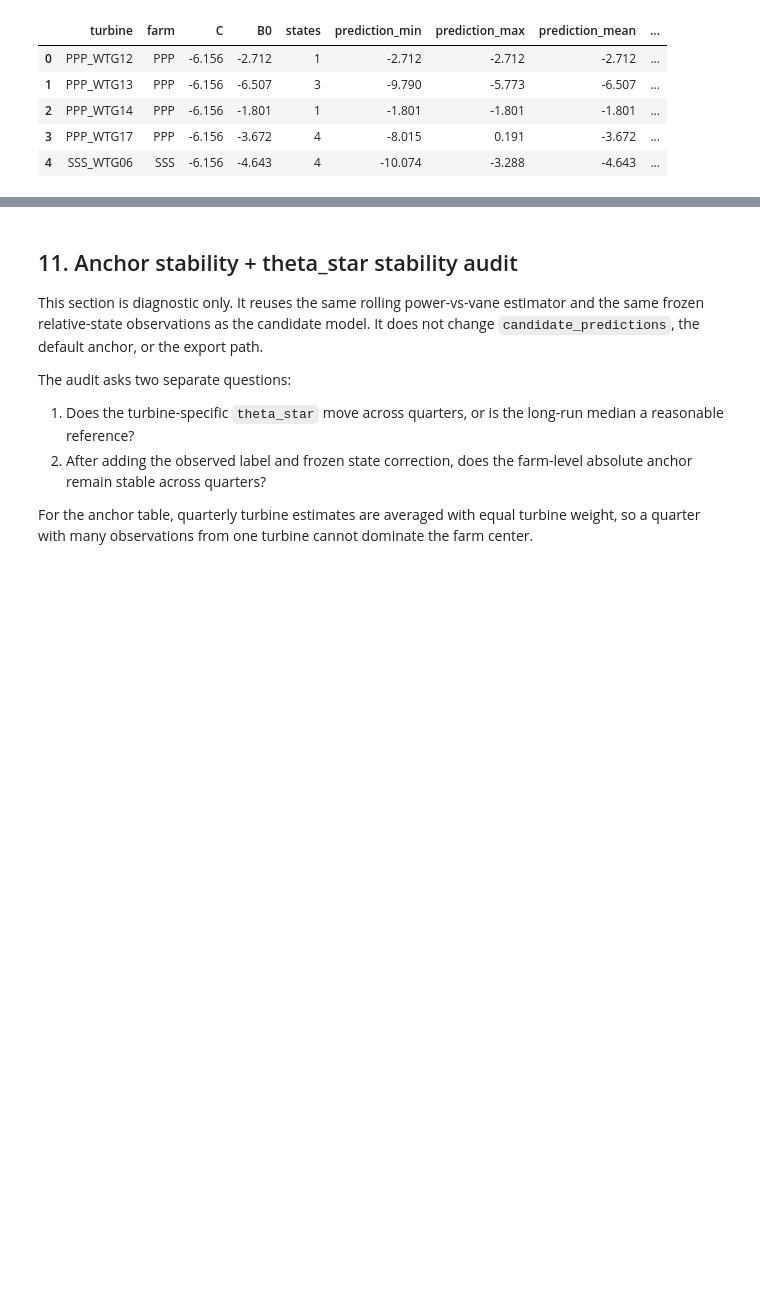
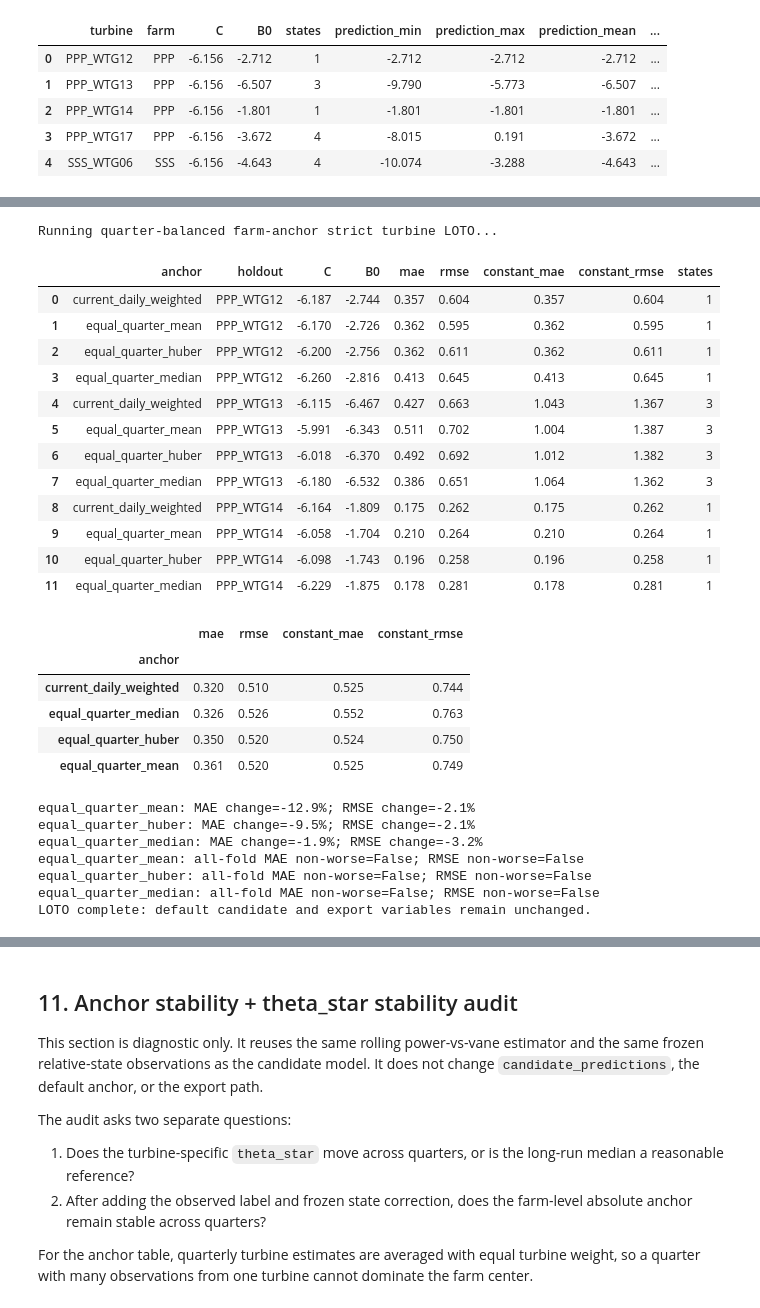
Before and after one commit to HuijiaoLuo/2026EnergyHacks_WeDoWind, a Jupyter notebook: YawMisalignment_Independent_Model_FarmAnchor_Exploration.ipynb, the cells around one changed output, grey strips where cells are left out. Saved outputs shown, nothing was run; the diff lists cells and outputs as text; code cells hidden in the pictures; blank space fills up the shorter version.

```diff
--- a/YawMisalignment_Independent_Model_FarmAnchor_Exploration.ipynb
+++ b/YawMisalignment_Independent_Model_FarmAnchor_Exploration.ipynb
@@ -1371,0 +1932,76 @@ Farm centres: {'PPP': -6.1555529139667335}
+# %%
+# C-only audit: theta_star and the dynamic state trajectory are held fixed.
+QUARTER_BALANCED_CONFIG = QuarterBalancedAnchorConfig(
+    min_effective_days_per_quarter=20.0,
+    min_valid_quarters_per_turbine=6,
+)
+
+print('Running quarter-balanced farm-anchor strict turbine LOTO...', flush=True)
+quarter_anchor_loto = run_quarter_balanced_anchor_loto(
+    TRAIN,
+    anchor_stage,
+    labels,
+    theta_star,
+    farm_map=FARM_MAP,
+    config=QUARTER_BALANCED_CONFIG,
+    beta=1.0,
+)
+quarter_anchor_macro = (
+    quarter_anchor_loto.groupby('anchor')[
+        ['mae', 'rmse', 'constant_mae', 'constant_rmse']
+    ]
+    .mean()
+    .sort_values(['mae', 'rmse'])
+)
+display(quarter_anchor_loto.round(3))
+display(quarter_anchor_macro.round(3))
+
+quarter_current = quarter_anchor_macro.loc['current_daily_weighted']
+for variant in ['equal_quarter_mean', 'equal_quarter_huber', 'equal_quarter_median']:
+    candidate = quarter_anchor_macro.loc[variant]
+    print(
+        f'{variant}: MAE change={1.0 - candidate.mae / quarter_current.mae:+.1%}; '
+        f'RMSE change={1.0 - candidate.rmse / quarter_current.rmse:+.1%}',
+        flush=True,
+    )
+
+quarter_fold_check = quarter_anchor_loto.pivot(
+    index='holdout', columns='anchor', values=['mae', 'rmse']
+)
+for variant in ['equal_quarter_mean', 'equal_quarter_huber', 'equal_quarter_median']:
+    print(
+        f'{variant}: all-fold MAE non-worse='
+        f"{(quarter_fold_check[('mae', variant)] <= quarter_fold_check[('mae', 'current_daily_weighted')]).all()}; "
+        f'RMSE non-worse='
+        f"{(quarter_fold_check[('rmse', variant)] <= quarter_fold_check[('rmse', 'current_daily_weighted')]).all()}",
+        flush=True,
+    )
+print('LOTO complete: default candidate and export variables remain unchanged.', flush=True)
+# %% [output]
+Running quarter-balanced farm-anchor strict turbine LOTO...
+|  | anchor | holdout | C | B0 | mae | rmse | constant_mae | constant_rmse | states |
+| 0 | current_daily_weighted | PPP_WTG12 | -6.187 | -2.744 | 0.357 | 0.604 | 0.357 | 0.604 | 1 |
+| 1 | equal_quarter_mean | PPP_WTG12 | -6.170 | -2.726 | 0.362 | 0.595 | 0.362 | 0.595 | 1 |
+| 2 | equal_quarter_huber | PPP_WTG12 | -6.200 | -2.756 | 0.362 | 0.611 | 0.362 | 0.611 | 1 |
+| 3 | equal_quarter_median | PPP_WTG12 | -6.260 | -2.816 | 0.413 | 0.645 | 0.413 | 0.645 | 1 |
+| 4 | current_daily_weighted | PPP_WTG13 | -6.115 | -6.467 | 0.427 | 0.663 | 1.043 | 1.367 | 3 |
+| 5 | equal_quarter_mean | PPP_WTG13 | -5.991 | -6.343 | 0.511 | 0.702 | 1.004 | 1.387 | 3 |
+| 6 | equal_quarter_huber | PPP_WTG13 | -6.018 | -6.370 | 0.492 | 0.692 | 1.012 | 1.382 | 3 |
+| 7 | equal_quarter_median | PPP_WTG13 | -6.180 | -6.532 | 0.386 | 0.651 | 1.064 | 1.362 | 3 |
+| 8 | current_daily_weighted | PPP_WTG14 | -6.164 | -1.809 | 0.175 | 0.262 | 0.175 | 0.262 | 1 |
+| 9 | equal_quarter_mean | PPP_WTG14 | -6.058 | -1.704 | 0.210 | 0.264 | 0.210 | 0.264 | 1 |
+| 10 | equal_quarter_huber | PPP_WTG14 | -6.098 | -1.743 | 0.196 | 0.258 | 0.196 | 0.258 | 1 |
+| 11 | equal_quarter_median | PPP_WTG14 | -6.229 | -1.875 | 0.178 | 0.281 | 0.178 | 0.281 | 1 |
+|  | mae | rmse | constant_mae | constant_rmse |
+| anchor |  |  |  |  |
+| current_daily_weighted | 0.320 | 0.510 | 0.525 | 0.744 |
+| equal_quarter_median | 0.326 | 0.526 | 0.552 | 0.763 |
+| equal_quarter_huber | 0.350 | 0.520 | 0.524 | 0.750 |
+| equal_quarter_mean | 0.361 | 0.520 | 0.525 | 0.749 |
+equal_quarter_mean: MAE change=-12.9%; RMSE change=-2.1%
+equal_quarter_huber: MAE change=-9.5%; RMSE change=-2.1%
+equal_quarter_median: MAE change=-1.9%; RMSE change=-3.2%
+equal_quarter_mean: all-fold MAE non-worse=False; RMSE non-worse=False
+equal_quarter_huber: all-fold MAE non-worse=False; RMSE non-worse=False
+equal_quarter_median: all-fold MAE non-worse=False; RMSE non-worse=False
+LOTO complete: default candidate and export variables remain unchanged.
```
Also changed, not shown: parts of 20 cells of this notebook, 5 other files.
